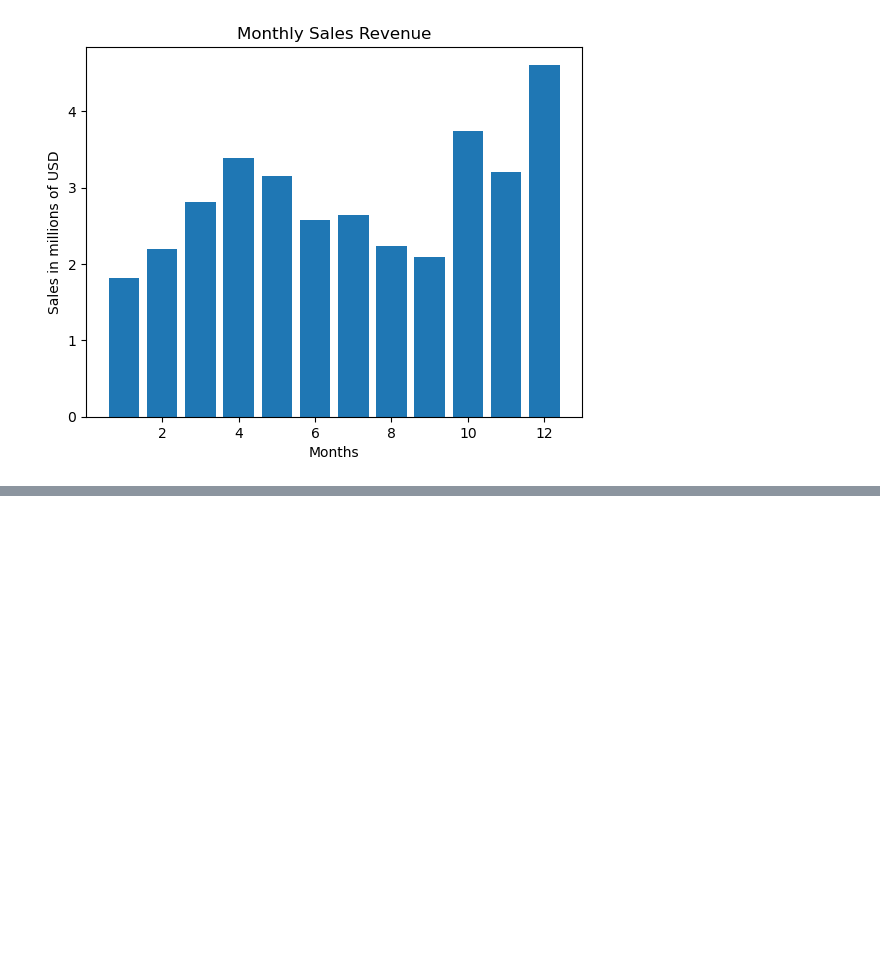
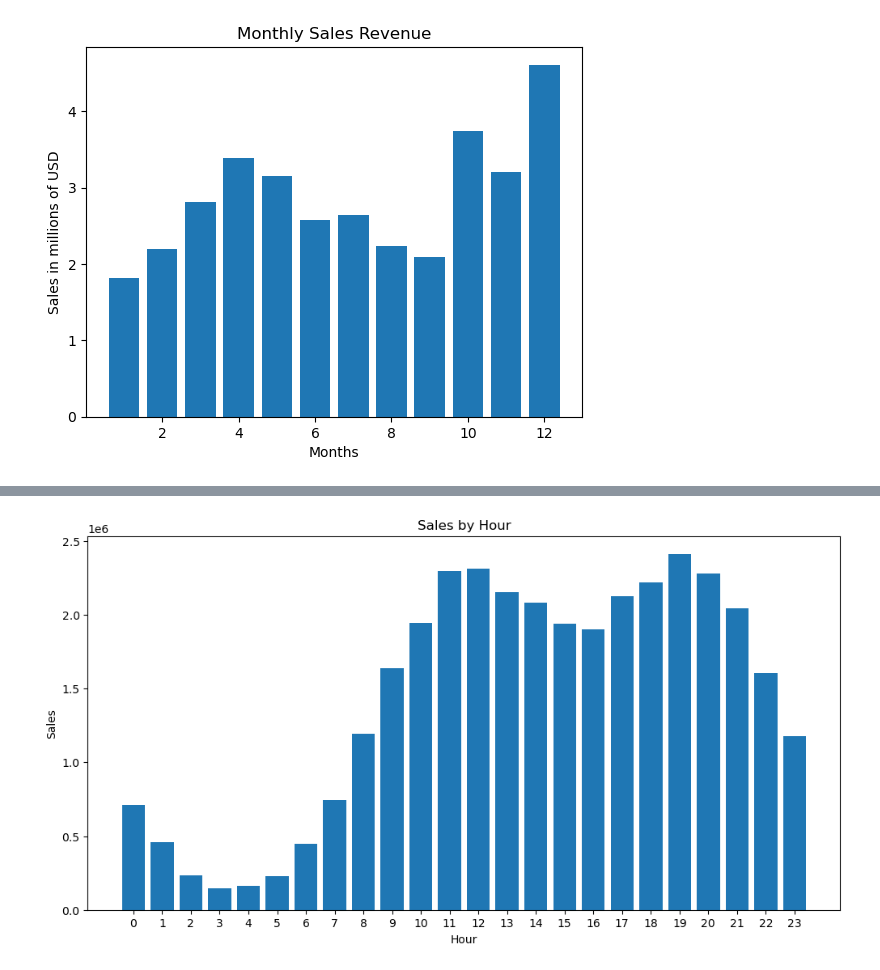
Before and after one commit to regan-mu/ADS-OCT-2023, a Jupyter notebook: 17 Sales Analysis/classwork.ipynb, the cells around one changed output, grey strips where cells are left out. Cells and saved outputs as stored; diff of their text form; code cells hidden in the pictures; blank space fills up the shorter version.

```diff
--- a/17 Sales Analysis/classwork.ipynb
+++ b/17 Sales Analysis/classwork.ipynb
@@ -227,0 +308,3 @@ plt.show()
+# %%
+df["Hour"] = df["Order Date"].dt.hour
+df.head()
@@ -227,0 +318,3 @@ plt.show()
+# %%
+sales_by_hour = df.groupby("Hour")["Sales"].sum().reset_index(name="TotalSales")
+sales_by_hour
@@ -227,0 +339,10 @@ plt.show()
+# %%
+plt.figure(figsize=(12, 6))
+plt.bar(sales_by_hour["Hour"], sales_by_hour["TotalSales"])
+plt.title("Sales by Hour")
+plt.xlabel("Hour")
+plt.ylabel("Sales")
+plt.xticks(ticks=sales_by_hour["Hour"], labels=(list(range(0, 24))))
+plt.show()
+# %% [output]
+[figure, added]
```
Also changed, not shown: parts of 17 cells of this notebook, 6 other files.
